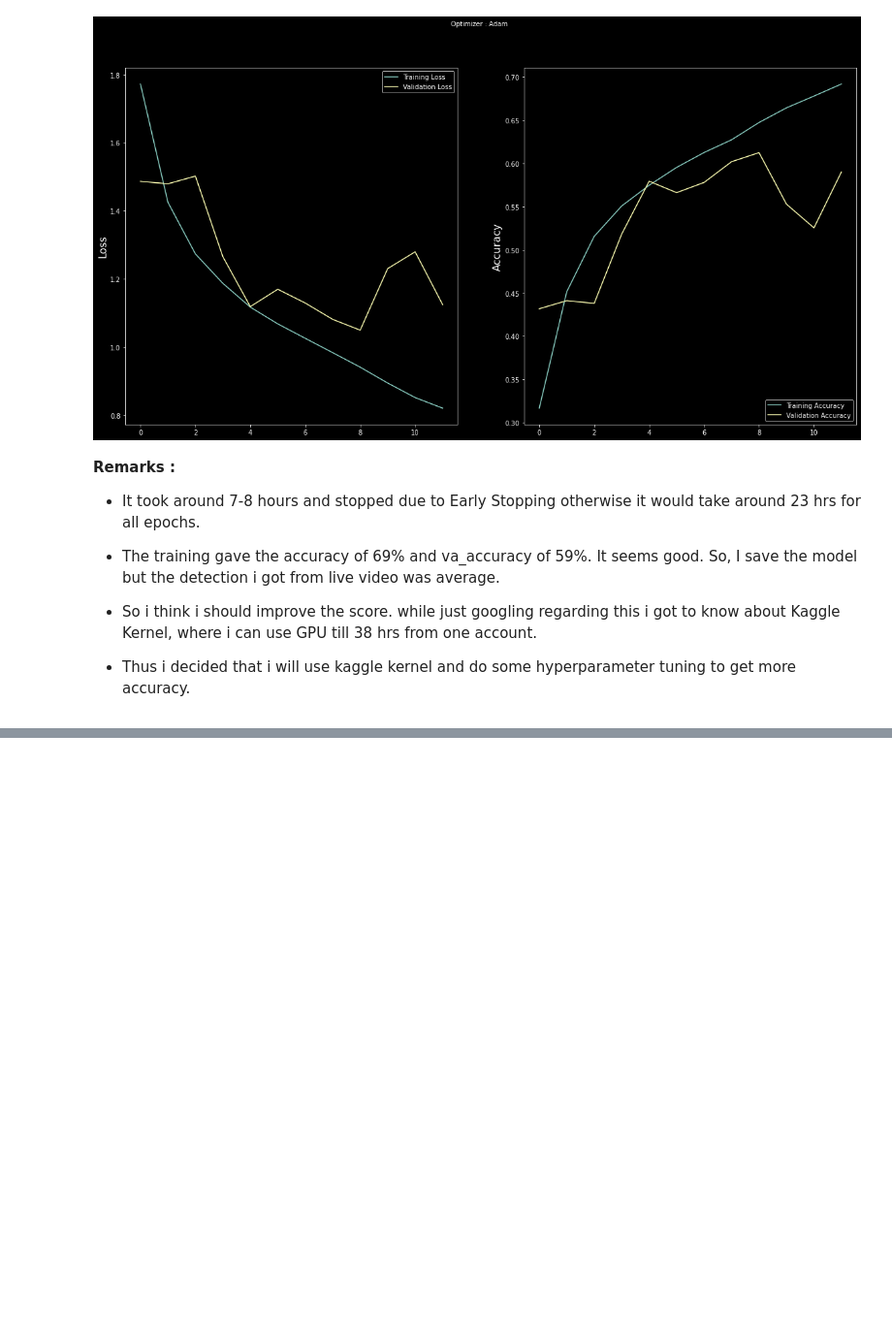
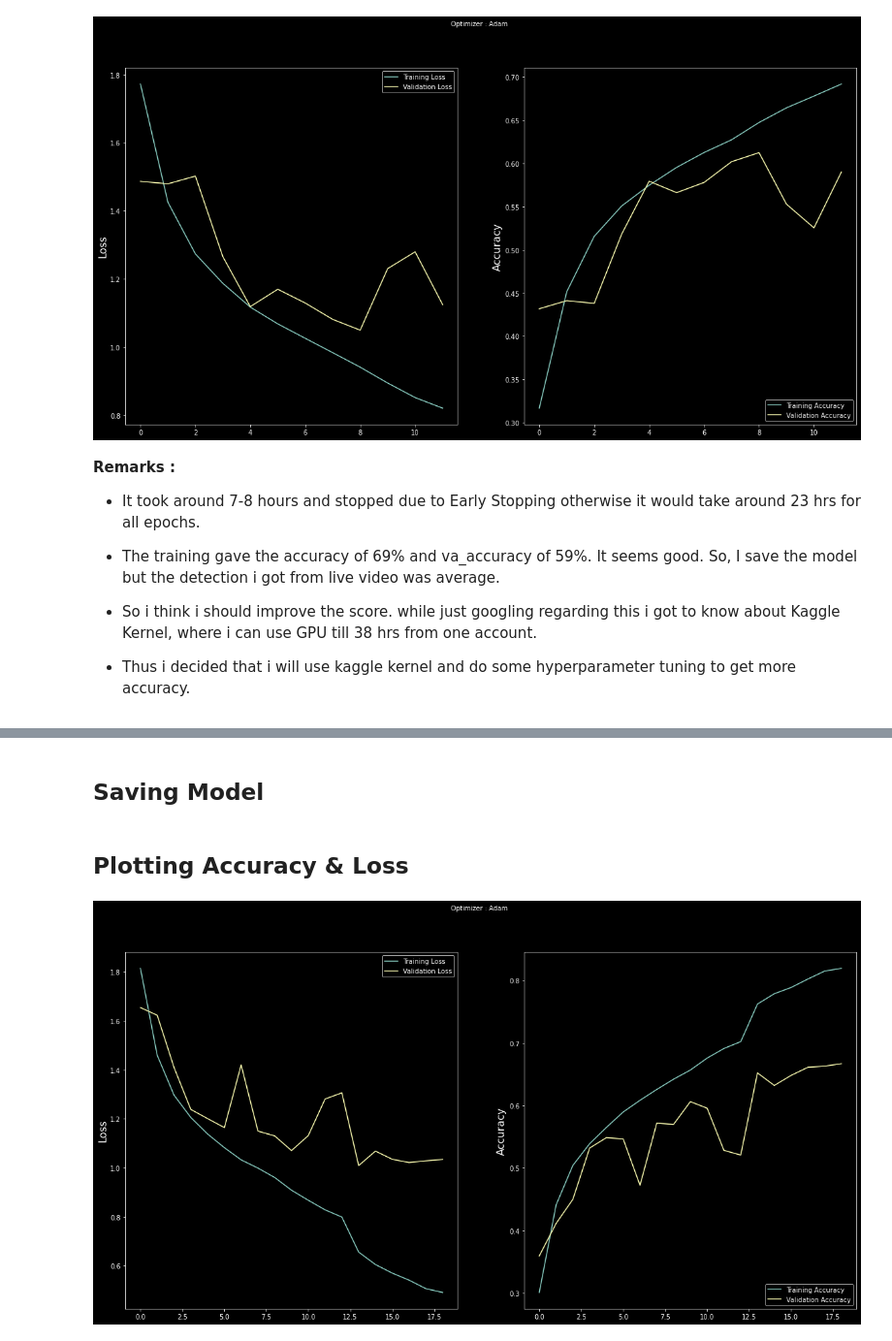
Before and after one commit to UthamanA/Face-Emotion-Recognition, a Jupyter notebook: Face_Emotion_Recognition.ipynb, the cells around one changed output, grey strips where cells are left out. Shown: that part at 97% size. Saved outputs shown, nothing was run; the diff lists cells and outputs as text; code cells hidden in the pictures; blank space fills up the shorter version.

```diff
--- a/Face_Emotion_Recognition.ipynb
+++ b/Face_Emotion_Recognition.ipynb
@@ -705,0 +896,8 @@ It seems good. So, I save the model but the detection i got from live video was
+# %%
+history = model.fit_generator(generator=train_set,
+                                steps_per_epoch=train_set.n//train_set.batch_size,
+                                epochs=epochs,
+                                validation_data = test_set,
+                                validation_steps = test_set.n//test_set.batch_size,
+                                callbacks=callbacks_list
+                                )
@@ -705,0 +922,2 @@ It seems good. So, I save the model but the detection i got from live video was
+# %% [markdown]
+## **Saving Model**
@@ -705,0 +926,23 @@ It seems good. So, I save the model but the detection i got from live video was
+# %% [markdown]
+
+## **Plotting Accuracy & Loss**
+# %%
+#Plotting Accuracy & Loss
+plt.style.use('dark_background')
+
+plt.figure(figsize=(20,10))
+plt.subplot(1, 2, 1)
+plt.suptitle('Optimizer : Adam', fontsize=10)
+plt.ylabel('Loss', fontsize=16)
+plt.plot(history.history['loss'], label='Training Loss')
+plt.plot(history.history['val_loss'], label='Validation Loss')
+plt.legend(loc='upper right')
+
+plt.subplot(1, 2, 2)
+plt.ylabel('Accuracy', fontsize=16)
+plt.plot(history.history['accuracy'], label='Training Accuracy')
+plt.plot(history.history['val_accuracy'], label='Validation Accuracy')
+plt.legend(loc='lower right')
+plt.show()
+# %% [output]
+[figure, added]
```
Also changed, not shown: parts of 16 cells of this notebook.
